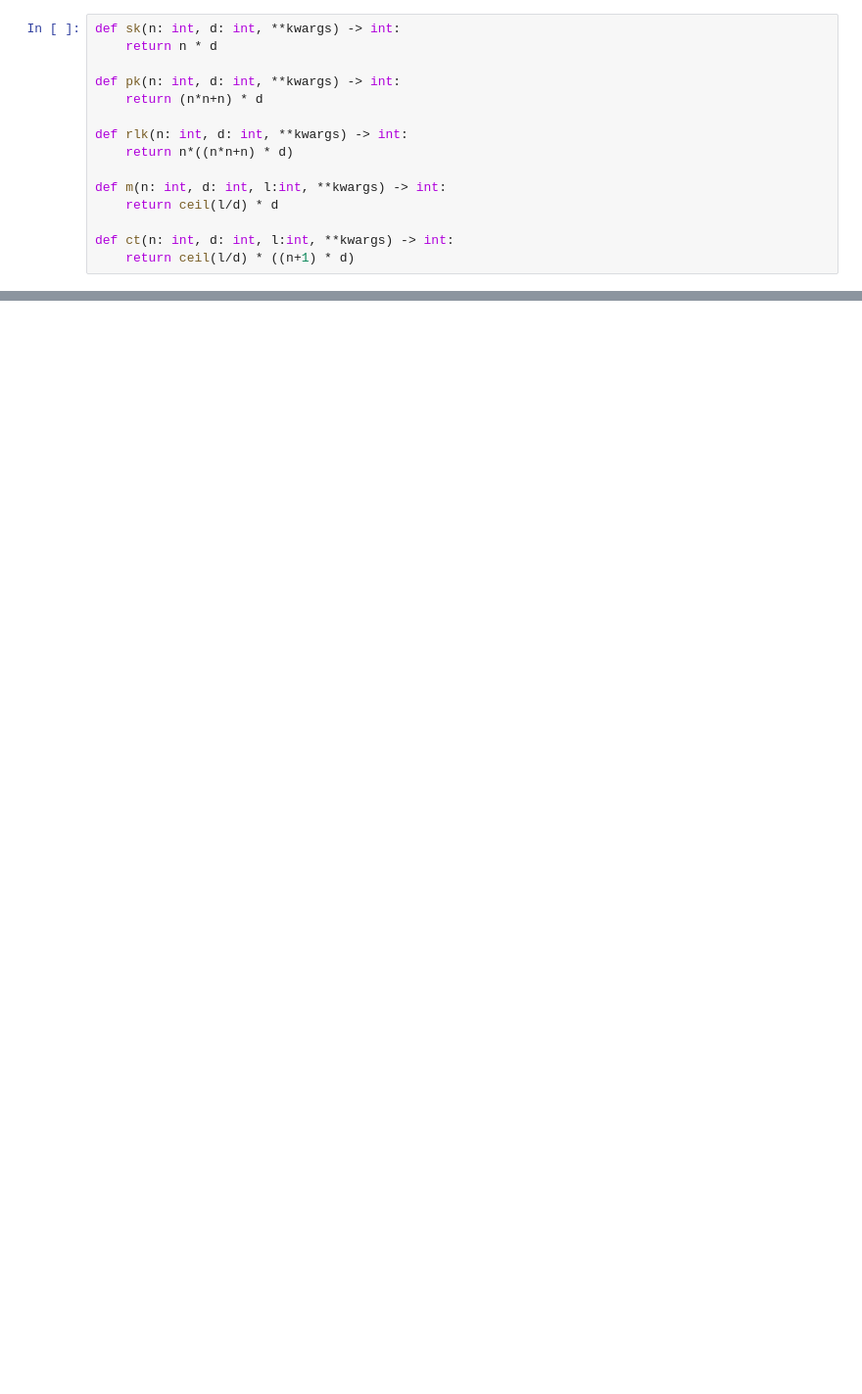
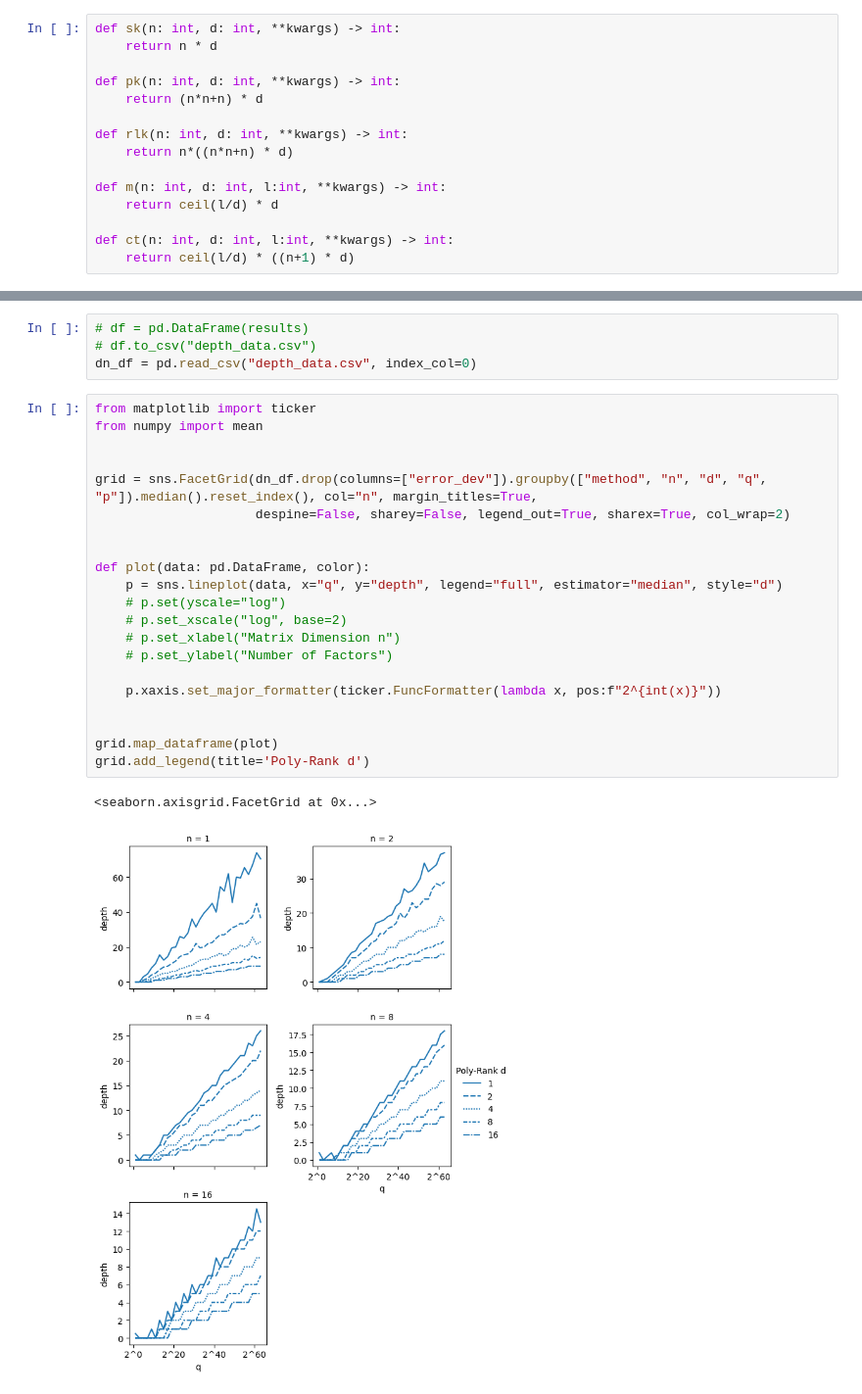
Before and after one commit to PascalStehling/MasterThesis, a Jupyter notebook: Code/Vis.ipynb, the cells around one changed output, grey strips where cells are left out. Shown at 98% size. Saved outputs shown, nothing was run; the diff lists cells and outputs as text; blank space fills up the shorter version.

```diff
--- a/Code/Vis.ipynb
+++ b/Code/Vis.ipynb
@@ -136,0 +317,28 @@ grid.add_legend(title='Poly-Rank d')
+# %%
+# df = pd.DataFrame(results)
+# df.to_csv("depth_data.csv")
+dn_df = pd.read_csv("depth_data.csv", index_col=0)
+# %%
+from matplotlib import ticker
+from numpy import mean
+
+
+grid = sns.FacetGrid(dn_df.drop(columns=["error_dev"]).groupby(["method", "n", "d", "q", "p"]).median().reset_index(), col="n", margin_titles=True,
+                     despine=False, sharey=False, legend_out=True, sharex=True, col_wrap=2)
+
+
+def plot(data: pd.DataFrame, color):
+    p = sns.lineplot(data, x="q", y="depth", legend="full", estimator="median", style="d")
+    # p.set(yscale="log")
+    # p.set_xscale("log", base=2)
+    # p.set_xlabel("Matrix Dimension n")
+    # p.set_ylabel("Number of Factors")
+
+    p.xaxis.set_major_formatter(ticker.FuncFormatter(lambda x, pos:f"2^{int(x)}"))
+
+
+grid.map_dataframe(plot)
+grid.add_legend(title='Poly-Rank d')
+# %% [output]
+<seaborn.axisgrid.FacetGrid at 0x...>
+[figure, added]
```
Also changed, not shown: parts of 13 cells of this notebook, 2 other files.
